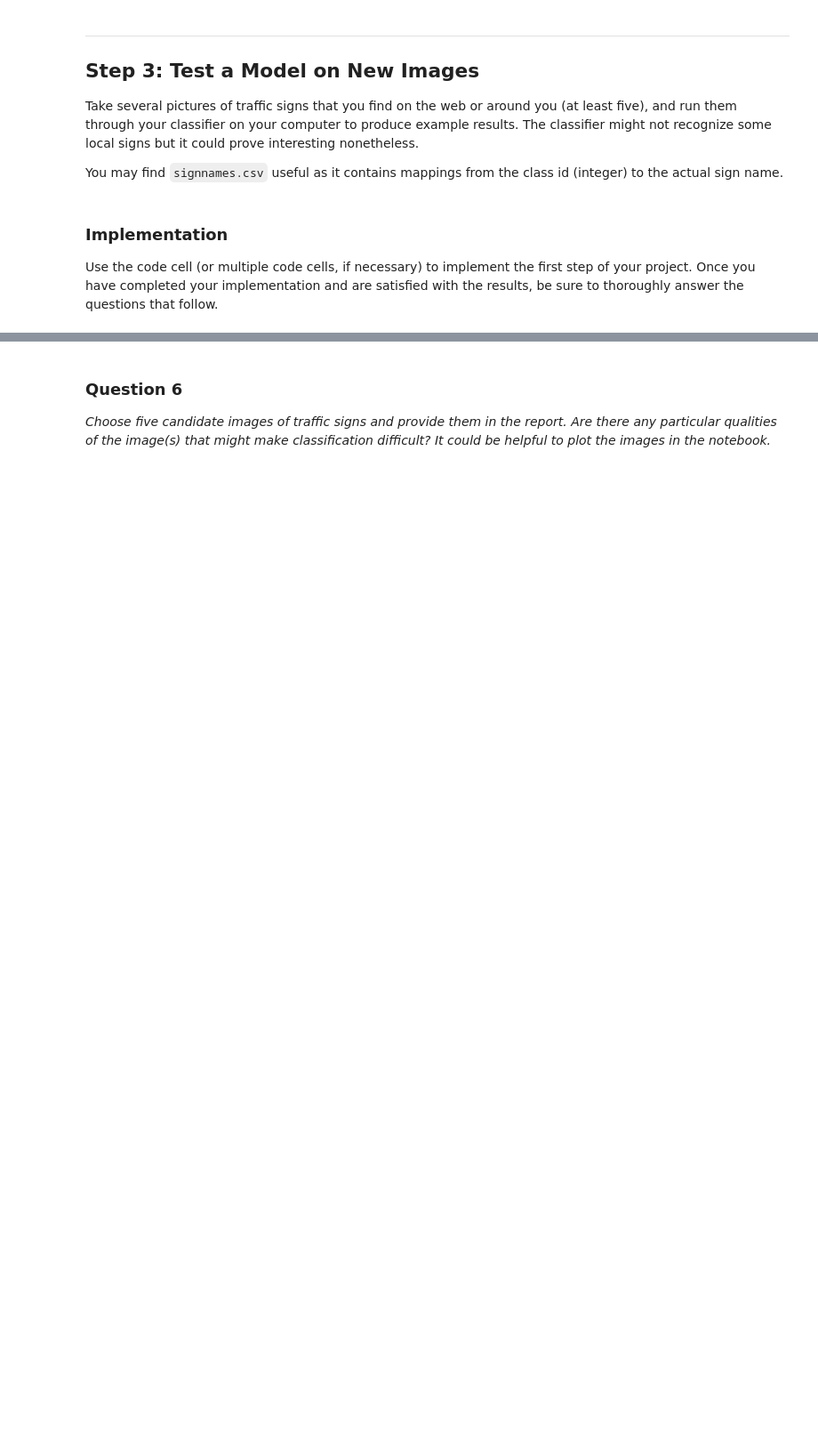
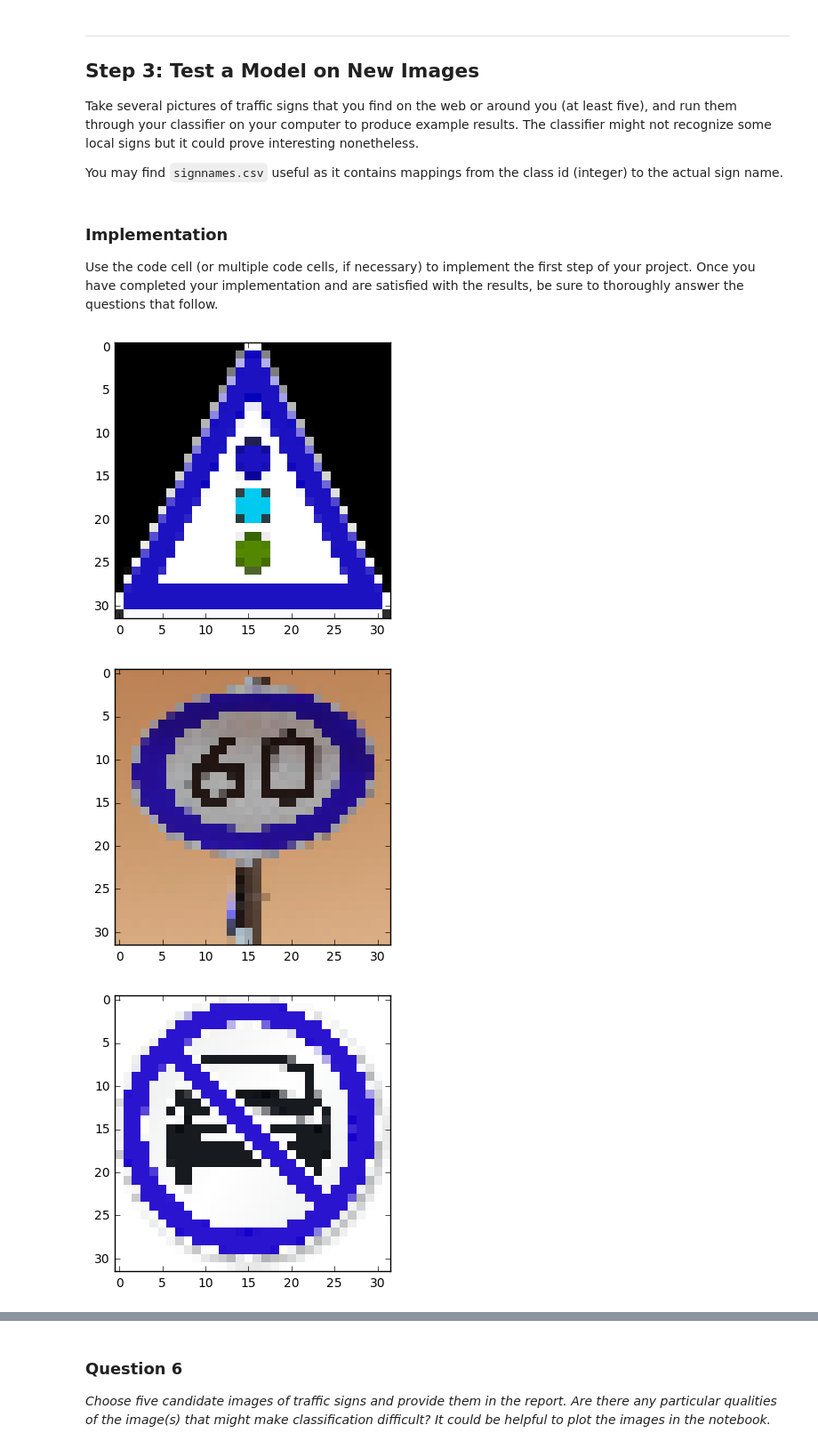
Before and after one commit to bmbigbang/nd, a Jupyter notebook: Traffic_Sign_Classifier.ipynb, the cells around one changed output, grey strips where cells are left out. Shown at 89% size. Drawn from its saved outputs; the diff is of its cells as text; code cells hidden in the pictures; blank space fills up the shorter version.

Commit message:
added manual image file and questions answered

```diff
--- a/Traffic_Sign_Classifier.ipynb
+++ b/Traffic_Sign_Classifier.ipynb
@@ -52,7 +52,7 @@ n_test = len(test['features'])
 
 # TODO: What's the shape of an traffic sign image?
 image_shape = train['features'][0].shape
-num_channels = 1 # grey scale
+num_channels = 3  # grey scale
 
 # TODO: How many unique classes/labels there are in the dataset.
 n_classes = max(train['labels']) - min(train['labels']) + 1
@@ -131,16 +131,13 @@ Use the code cell (or multiple code cells, if necessary) to implement the first
 ### Preprocess the data here.
 ### Feel free to use as many code cells as needed.
 import tensorflow as tf
-# reformat to grayscale
-X_train = X_train.reshape((-1, image_shape[0], image_shape[0], num_channels)).astype(np.float32)
-X_test = X_test.reshape((-1, image_shape[0], image_shape[0], num_channels)).astype(np.float32)
+from sklearn.utils import shuffle
 # create validation set
 X_valid, X_test = np.split(X_test, 2)
 y_valid, y_test = np.split(y_test, 2)
-# normalize
-X_train = tf.nn.l2_normalize(X_train, [0, 0, 0])
-X_test = tf.nn.l2_normalize(X_test, [0, 0, 0])
-X_valid = tf.nn.l2_normalize(X_valid, [0, 0, 0])
+# randomize training/test data
+X_train, y_train = shuffle(X_train, y_train)
+X_test, y_test = shuffle(X_test, y_test)
 # %% [markdown]
 ### Question 1
 
@@ -203,0 +324,28 @@ Use the code cell (or multiple code cells, if necessary) to implement the first
+# %%
+### Load the images and plot them here.
+### Feel free to use as many code cells as needed.
+
+# import os
+# import cv2
+#
+# new_files = []
+# for i in os.listdir('traffic_signs'):
+#     if i.endswith('.p'):
+#         continue
+#     print(i)
+#     img = cv2.imread('traffic_signs/{}'.format(i))
+#     res = cv2.resize(img, dsize=(32, 32), interpolation=cv2.INTER_CUBIC)
+#     new_files.append(res)
+#     del img
+
+with open('traffic_signs/traf.p', 'rb') as f:
+    new_files = pickle.load(f)
+
+%matplotlib inline
+for i in new_files:
+    plt.imshow(i, interpolation='nearest', cmap=cm.brg)
+    plt.show()
+# %% [output]
+[figure, added]
+[figure, added]
+[figure, added]
```
Also changed, not shown: parts of 25 cells of this notebook, 2 other files.
